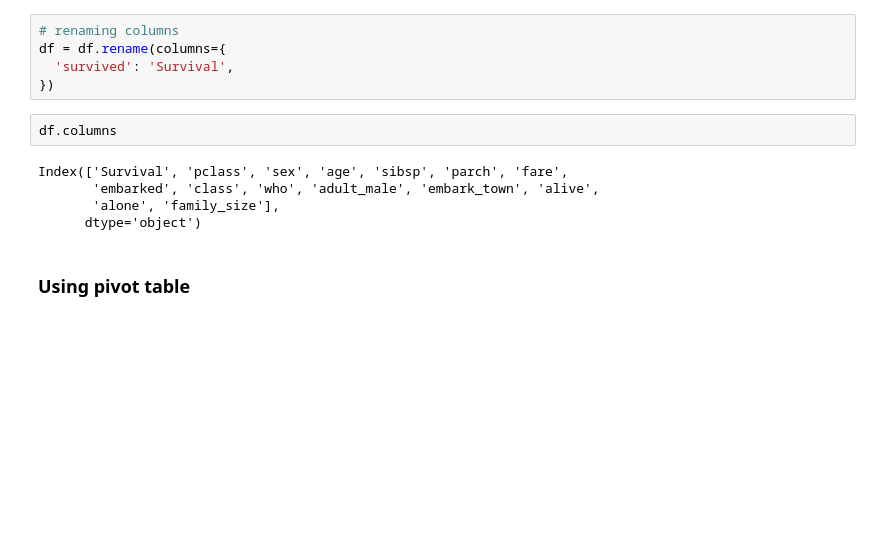
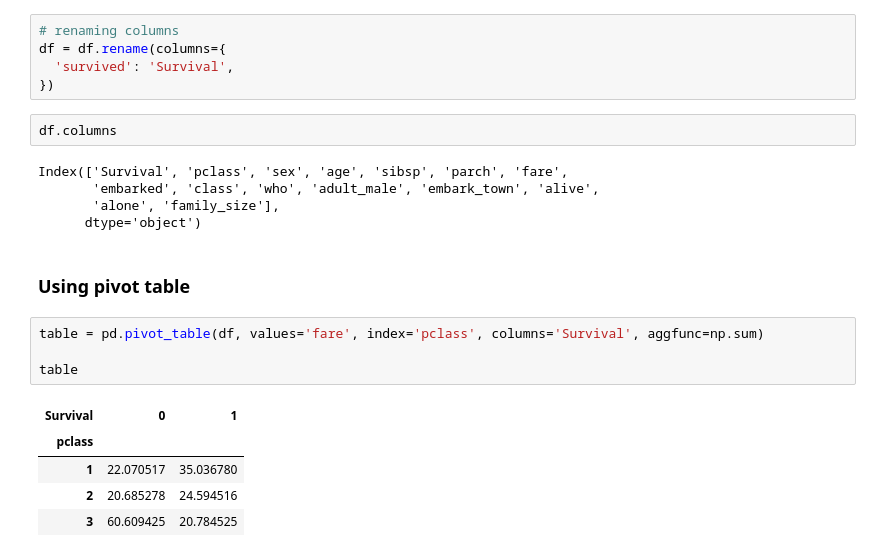
Before and after one commit to gak92/pkc2023, a Jupyter notebook: day_15_data_wrangling/data_wrangling.ipynb, the cells around one changed output. Drawn from its saved outputs; the diff is of its cells as text; blank space fills up the shorter version.

```diff
--- a/day_15_data_wrangling/data_wrangling.ipynb
+++ b/day_15_data_wrangling/data_wrangling.ipynb
@@ -496,3 +496,13 @@ Index(['Survival', 'pclass', 'sex', 'age', 'sibsp', 'parch', 'fare',
       dtype='object')
 # %% [markdown]
 ### Using pivot table
+# %%
+table = pd.pivot_table(df, values='fare', index='pclass', columns='Survival', aggfunc=np.sum)
+
+table
+# %% [output]
+| Survival | 0 | 1 |
+| pclass |  |  |
+| 1 | 22.070517 | 35.036780 |
+| 2 | 20.685278 | 24.594516 |
+| 3 | 60.609425 | 20.784525 |
```
Also changed, not shown: parts of 4 cells of this notebook, 2 other files.
